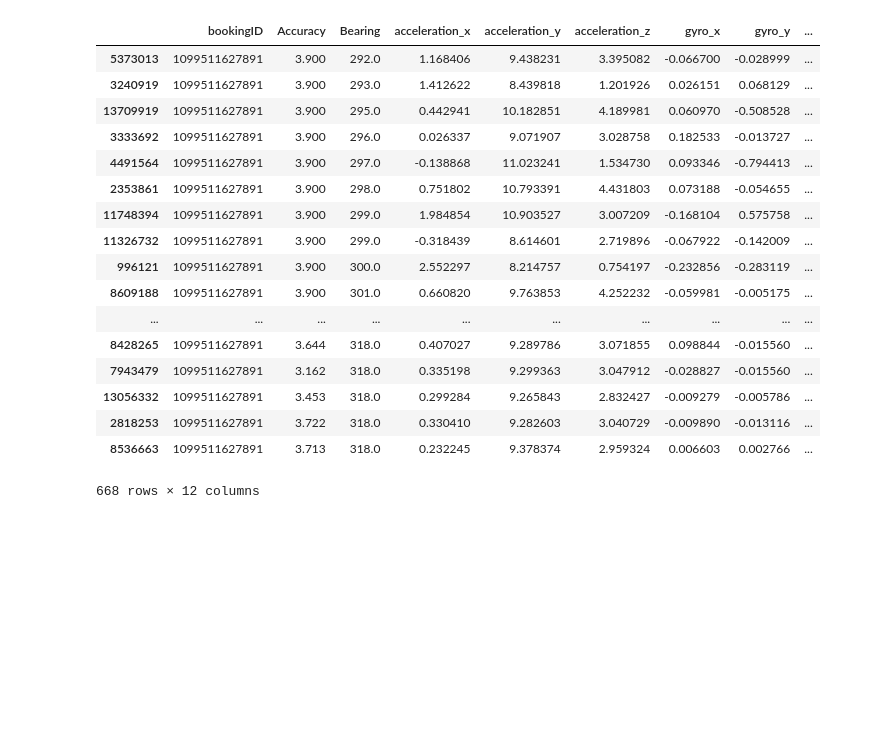
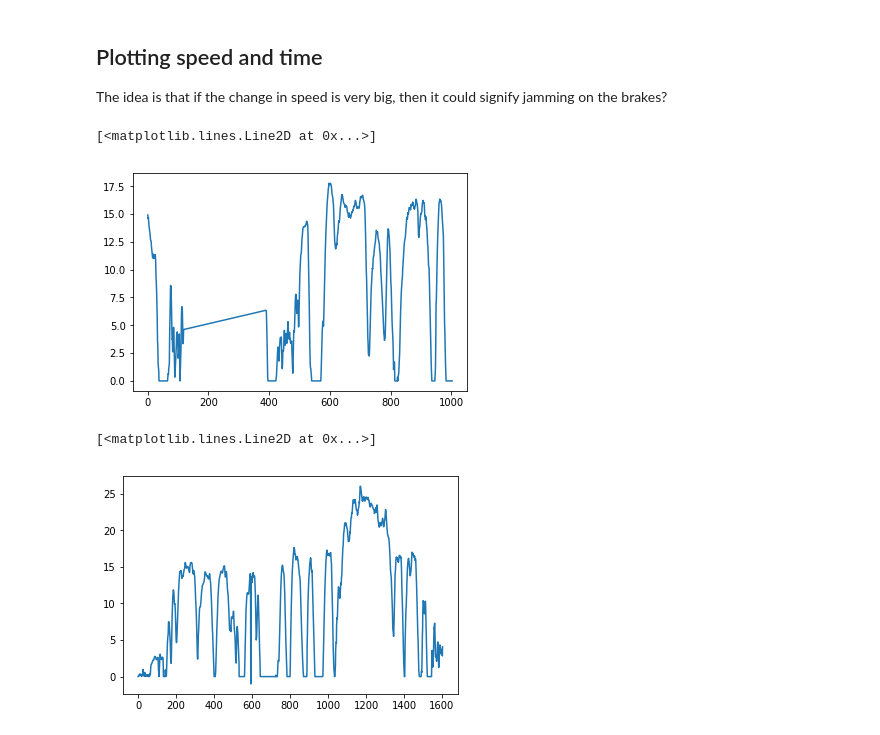
Before and after one commit to jtsw1990/grab-ai-safety, a Jupyter notebook: 1. Safety Challenge - Data reading.ipynb, the cells around one changed output. Cells and saved outputs as stored; diff of their text form; code cells hidden in the pictures; blank space fills up the shorter version.

```diff
--- a/1. Safety Challenge - Data reading.ipynb
+++ b/1. Safety Challenge - Data reading.ipynb
@@ -53,21 +60,2 @@ df.loc[df["bookingID"] == 1194000908341].sort_values("second")
 # %%
-df.loc[df["bookingID"] == 	1099511627891].sort_values("second")
+booking_0 = df.loc[df["bookingID"] == 	1099511627891].sort_values("second")
-# %% [output]
-|  | bookingID | Accuracy | Bearing | acceleration_x | acceleration_y | acceleration_z | gyro_x | gyro_y | ... |
-| 5373013 | 1099511627891 | 3.900 | 292.0 | 1.168406 | 9.438231 | 3.395082 | -0.066700 | -0.028999 | ... |
-| 3240919 | 1099511627891 | 3.900 | 293.0 | 1.412622 | 8.439818 | 1.201926 | 0.026151 | 0.068129 | ... |
-| 13709919 | 1099511627891 | 3.900 | 295.0 | 0.442941 | 10.182851 | 4.189981 | 0.060970 | -0.508528 | ... |
-| 3333692 | 1099511627891 | 3.900 | 296.0 | 0.026337 | 9.071907 | 3.028758 | 0.182533 | -0.013727 | ... |
-| 4491564 | 1099511627891 | 3.900 | 297.0 | -0.138868 | 11.023241 | 1.534730 | 0.093346 | -0.794413 | ... |
-| 2353861 | 1099511627891 | 3.900 | 298.0 | 0.751802 | 10.793391 | 4.431803 | 0.073188 | -0.054655 | ... |
-| 11748394 | 1099511627891 | 3.900 | 299.0 | 1.984854 | 10.903527 | 3.007209 | -0.168104 | 0.575758 | ... |
-| 11326732 | 1099511627891 | 3.900 | 299.0 | -0.318439 | 8.614601 | 2.719896 | -0.067922 | -0.142009 | ... |
-| 996121 | 1099511627891 | 3.900 | 300.0 | 2.552297 | 8.214757 | 0.754197 | -0.232856 | -0.283119 | ... |
-| 8609188 | 1099511627891 | 3.900 | 301.0 | 0.660820 | 9.763853 | 4.252232 | -0.059981 | -0.005175 | ... |
-| ... | ... | ... | ... | ... | ... | ... | ... | ... | ... |
-| 8428265 | 1099511627891 | 3.644 | 318.0 | 0.407027 | 9.289786 | 3.071855 | 0.098844 | -0.015560 | ... |
-| 7943479 | 1099511627891 | 3.162 | 318.0 | 0.335198 | 9.299363 | 3.047912 | -0.028827 | -0.015560 | ... |
-| 13056332 | 1099511627891 | 3.453 | 318.0 | 0.299284 | 9.265843 | 2.832427 | -0.009279 | -0.005786 | ... |
-| 2818253 | 1099511627891 | 3.722 | 318.0 | 0.330410 | 9.282603 | 3.040729 | -0.009890 | -0.013116 | ... |
-| 8536663 | 1099511627891 | 3.713 | 318.0 | 0.232245 | 9.378374 | 2.959324 | 0.006603 | 0.002766 | ... |
-668 rows × 12 columns
@@ -73,0 +64,14 @@ df.loc[df["bookingID"] == 	1099511627891].sort_values("second")
+# %% [markdown]
+## Plotting speed and time
+
+The idea is that if the change in speed is very big, then it could signify jamming on the brakes?
+# %%
+plt.plot(booking_0["second"], booking_0["Speed"])
+# %% [output]
+[<matplotlib.lines.Line2D at 0x...>]
+[figure, added]
+# %%
+plt.plot(booking_0_1["second"], booking_0_1["Speed"])
+# %% [output]
+[<matplotlib.lines.Line2D at 0x...>]
+[figure, added]
```
Also changed, not shown: parts of 13 cells of this notebook.
